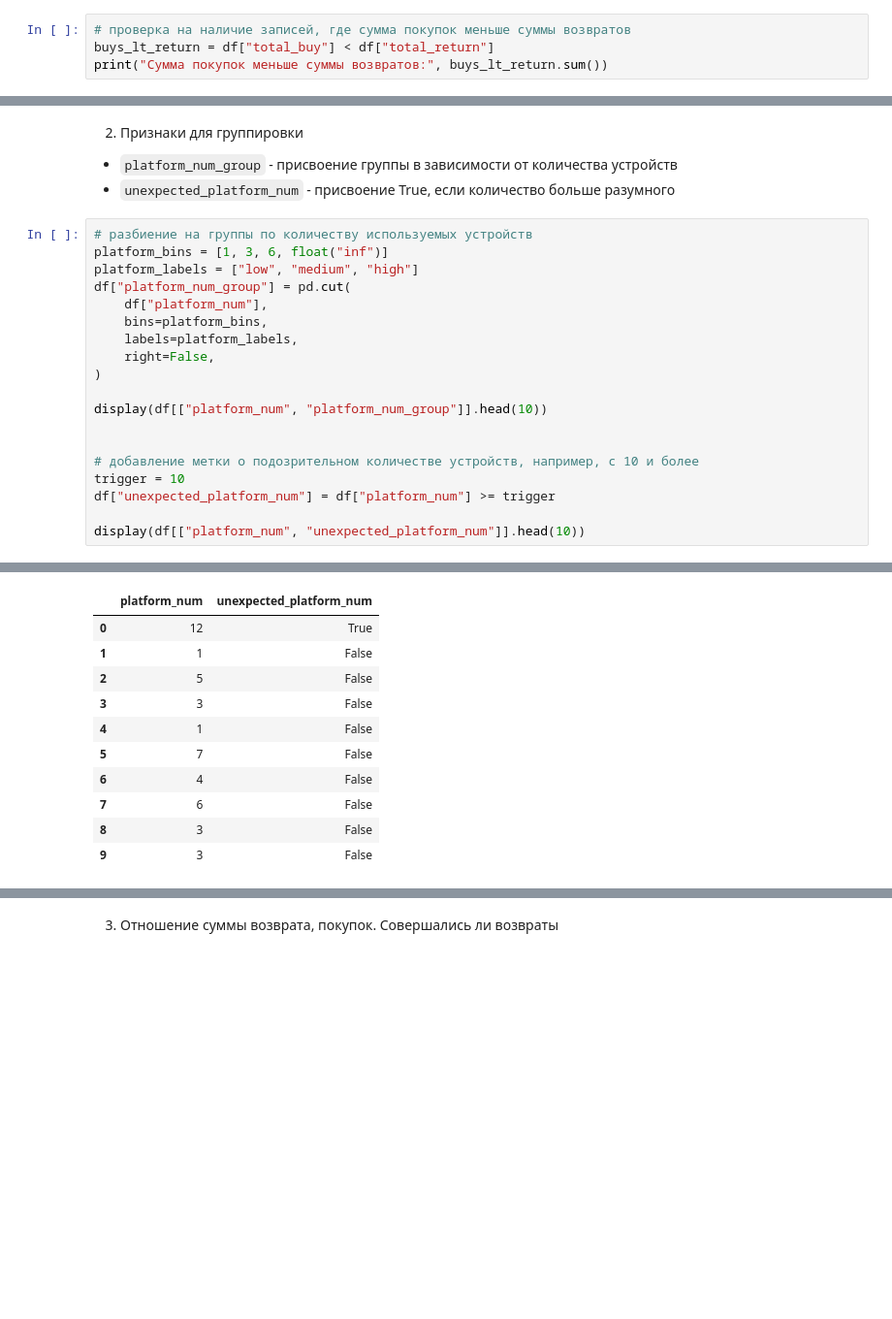
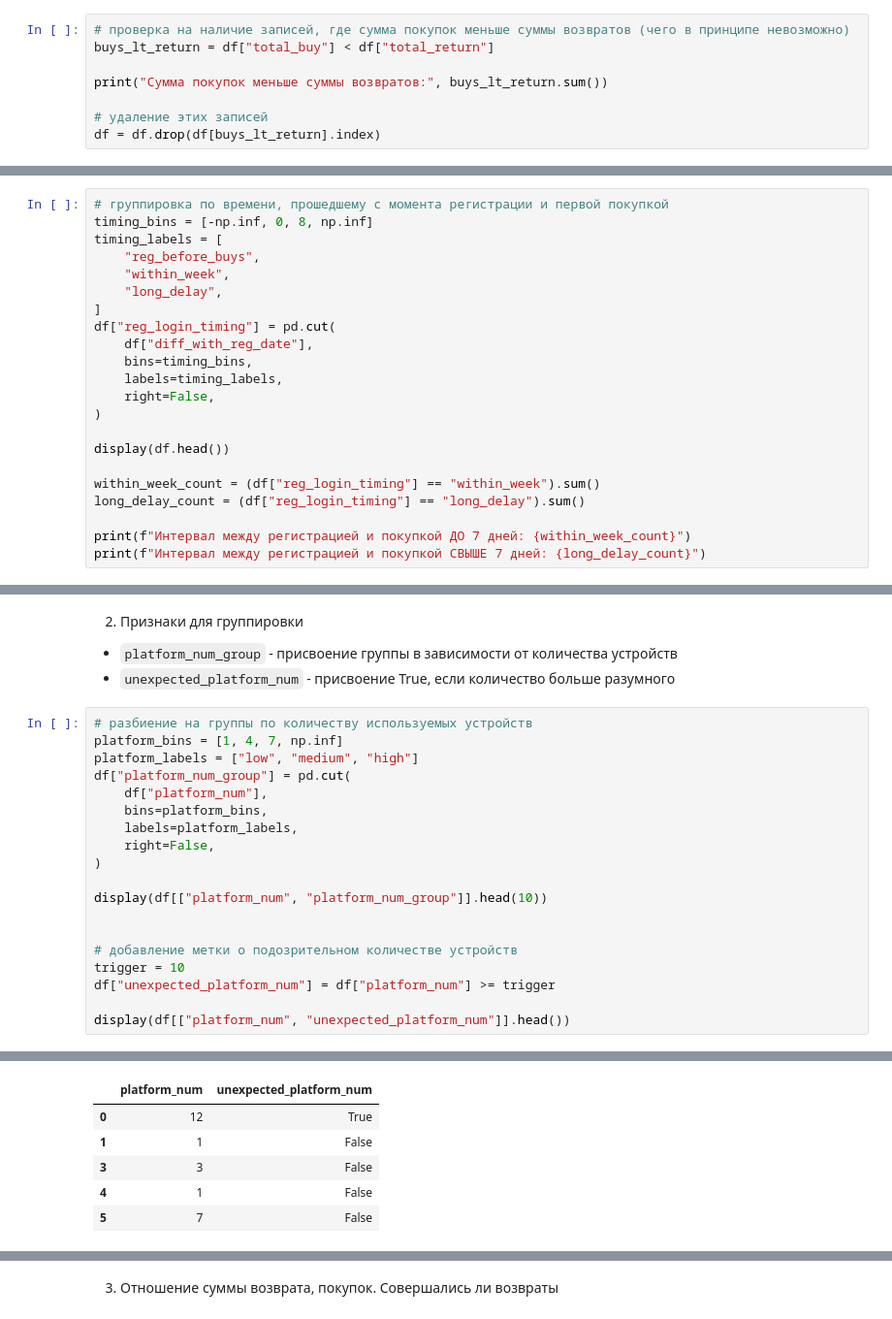
Before and after one commit to alexpunder/praktikum_keis_4, a Jupyter notebook: Шаблон_Чек-пойнт_1.ipynb, the cells around one changed output, grey strips where cells are left out. Shown at 97% size. Drawn from its saved outputs; the diff is of its cells as text; blank space fills up the shorter version.

```diff
--- a/Шаблон_Чек-пойнт_1.ipynb
+++ b/Шаблон_Чек-пойнт_1.ipynb
@@ -182,6 +184,10 @@ max      207893.840000
 Name: total_return, dtype: float64
 # %%
-# проверка на наличие записей, где сумма покупок меньше суммы возвратов
+# проверка на наличие записей, где сумма покупок меньше суммы возвратов (чего в принципе невозможно)
 buys_lt_return = df["total_buy"] < df["total_return"]
+
 print("Сумма покупок меньше суммы возвратов:", buys_lt_return.sum())
+
+# удаление этих записей
+df = df.drop(df[buys_lt_return].index)
 # %% [output]
@@ -331,0 +345,22 @@ df[["reg_dt", "first_buy", "first_login", "diff_with_first_login_date", "diff_wi
+# %%
+# группировка по времени, прошедшему с момента регистрации и первой покупкой
+timing_bins = [-np.inf, 0, 8, np.inf]
+timing_labels = [
+    "reg_before_buys",
+    "within_week",
+    "long_delay",
+]
+df["reg_login_timing"] = pd.cut(
+    df["diff_with_reg_date"],
+    bins=timing_bins,
+    labels=timing_labels,
+    right=False,
+)
+
+display(df.head())
+
+within_week_count = (df["reg_login_timing"] == "within_week").sum()
+long_delay_count = (df["reg_login_timing"] == "long_delay").sum()
+
+print(f"Интервал между регистрацией и покупкой ДО 7 дней: {within_week_count}")
+print(f"Интервал между регистрацией и покупкой СВЫШЕ 7 дней: {long_delay_count}")
@@ -335,7 +379,7 @@ df[["reg_dt", "first_buy", "first_login", "diff_with_first_login_date", "diff_wi
 - `unexpected_platform_num` - присвоение True, если количество больше разумного
 # %%
 # разбиение на группы по количеству используемых устройств
-platform_bins = [1, 3, 6, float("inf")]
+platform_bins = [1, 4, 7, np.inf]
 platform_labels = ["low", "medium", "high"]
 df["platform_num_group"] = pd.cut(
     df["platform_num"],
@@ -347,11 +391,11 @@ df["platform_num_group"] = pd.cut(
 display(df[["platform_num", "platform_num_group"]].head(10))
 
 
-# добавление метки о подозрительном количестве устройств, например, с 10 и более
+# добавление метки о подозрительном количестве устройств
 trigger = 10
 df["unexpected_platform_num"] = df["platform_num"] >= trigger
 
-display(df[["platform_num", "unexpected_platform_num"]].head(10))
+display(df[["platform_num", "unexpected_platform_num"]].head())
 # %% [output]
 |  | platform_num | platform_num_group |
 | 0 | 12 | high |
@@ -367,11 +411,6 @@ display(df[["platform_num", "unexpected_platform_num"]].head(10))
 |  | platform_num | unexpected_platform_num |
 | 0 | 12 | True |
 | 1 | 1 | False |
-| 2 | 5 | False |
 | 3 | 3 | False |
 | 4 | 1 | False |
 | 5 | 7 | False |
-| 6 | 4 | False |
-| 7 | 6 | False |
-| 8 | 3 | False |
-| 9 | 3 | False |
```
Also changed, not shown: parts of 33 cells of this notebook.
